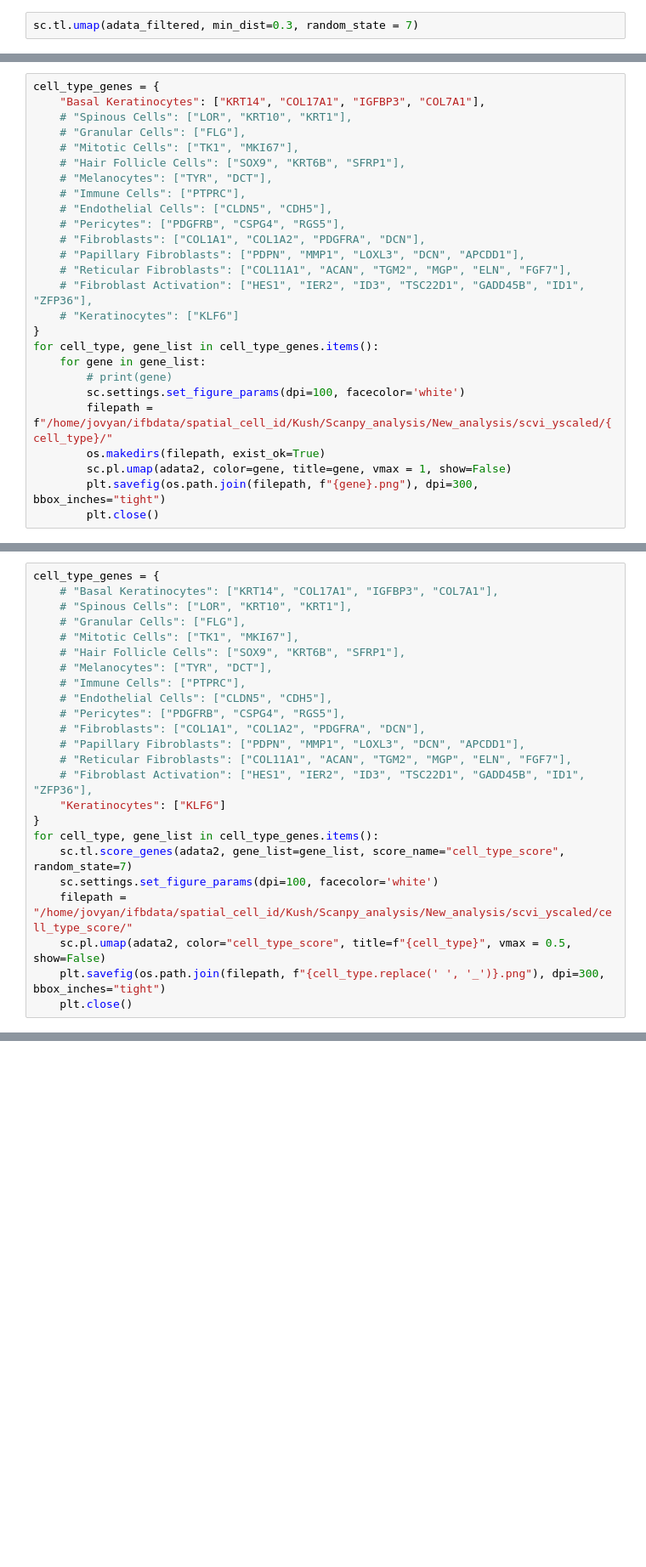
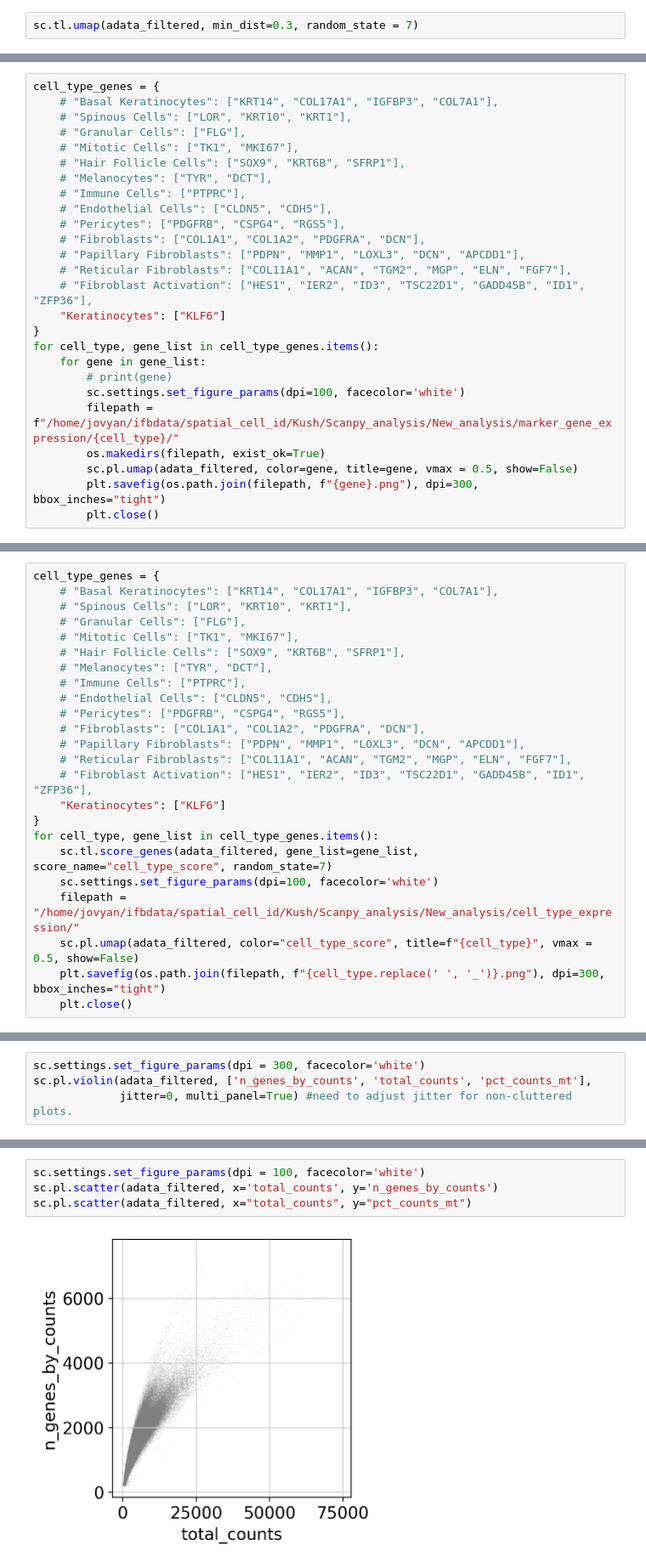
Before and after one commit to Kushgulati09/RNAseq-analysis_IGFL, a Jupyter notebook: scripts/tmp_sergio.ipynb, the cells around one changed output, grey strips where cells are left out. Shown at 85% size. Cells and saved outputs as stored; diff of their text form; blank space fills up the shorter version.

```diff
--- a/scripts/tmp_sergio.ipynb
+++ b/scripts/tmp_sergio.ipynb
@@ -278,6 +228,6 @@ for gene in genes:
 # %%
 cell_type_genes = {
-    "Basal Keratinocytes": ["KRT14", "COL17A1", "IGFBP3", "COL7A1"],
+    # "Basal Keratinocytes": ["KRT14", "COL17A1", "IGFBP3", "COL7A1"],
     # "Spinous Cells": ["LOR", "KRT10", "KRT1"],
     # "Granular Cells": ["FLG"],
     # "Mitotic Cells": ["TK1", "MKI67"],
@@ -290,14 +240,14 @@ cell_type_genes = {
     # "Papillary Fibroblasts": ["PDPN", "MMP1", "LOXL3", "DCN", "APCDD1"],
     # "Reticular Fibroblasts": ["COL11A1", "ACAN", "TGM2", "MGP", "ELN", "FGF7"],
     # "Fibroblast Activation": ["HES1", "IER2", "ID3", "TSC22D1", "GADD45B", "ID1", "ZFP36"],
-    # "Keratinocytes": ["KLF6"]
+    "Keratinocytes": ["KLF6"]
 }
 for cell_type, gene_list in cell_type_genes.items():
     for gene in gene_list:
         # print(gene)
         sc.settings.set_figure_params(dpi=100, facecolor='white')
-        filepath = f"/home/jovyan/ifbdata/spatial_cell_id/Kush/Scanpy_analysis/New_analysis/scvi_yscaled/{cell_type}/"
+        filepath = f"/home/jovyan/ifbdata/spatial_cell_id/Kush/Scanpy_analysis/New_analysis/marker_gene_expression/{cell_type}/"
         os.makedirs(filepath, exist_ok=True)
-        sc.pl.umap(adata2, color=gene, title=gene, vmax = 1, show=False)
+        sc.pl.umap(adata_filtered, color=gene, title=gene, vmax = 0.5, show=False)
         plt.savefig(os.path.join(filepath, f"{gene}.png"), dpi=300, bbox_inches="tight")
         plt.close()
@@ -319,9 +271,9 @@ cell_type_genes = {
     "Keratinocytes": ["KLF6"]
 }
 for cell_type, gene_list in cell_type_genes.items():
-    sc.tl.score_genes(adata2, gene_list=gene_list, score_name="cell_type_score", random_state=7)
+    sc.tl.score_genes(adata_filtered, gene_list=gene_list, score_name="cell_type_score", random_state=7)
     sc.settings.set_figure_params(dpi=100, facecolor='white')
-    filepath = "/home/jovyan/ifbdata/spatial_cell_id/Kush/Scanpy_analysis/New_analysis/scvi_yscaled/cell_type_score/"
-    sc.pl.umap(adata2, color="cell_type_score", title=f"{cell_type}", vmax = 0.5, show=False)
+    filepath = "/home/jovyan/ifbdata/spatial_cell_id/Kush/Scanpy_analysis/New_analysis/cell_type_expression/"
+    sc.pl.umap(adata_filtered, color="cell_type_score", title=f"{cell_type}", vmax = 0.5, show=False)
     plt.savefig(os.path.join(filepath, f"{cell_type.replace(' ', '_')}.png"), dpi=300, bbox_inches="tight")
     plt.close()
@@ -333,0 +287,4 @@ NameError: name 'sc' is not defined
+# %%
+sc.settings.set_figure_params(dpi = 300, facecolor='white')
+sc.pl.violin(adata_filtered, ['n_genes_by_counts', 'total_counts', 'pct_counts_mt'],
+             jitter=0, multi_panel=True) #need to adjust jitter for non-cluttered plots.
@@ -333,0 +293,6 @@ NameError: name 'sc' is not defined
+# %%
+sc.settings.set_figure_params(dpi = 100, facecolor='white')
+sc.pl.scatter(adata_filtered, x='total_counts', y='n_genes_by_counts')
+sc.pl.scatter(adata_filtered, x="total_counts", y="pct_counts_mt")
+# %% [output]
+[figure, added]
```
Also changed, not shown: parts of 43 cells of this notebook.
